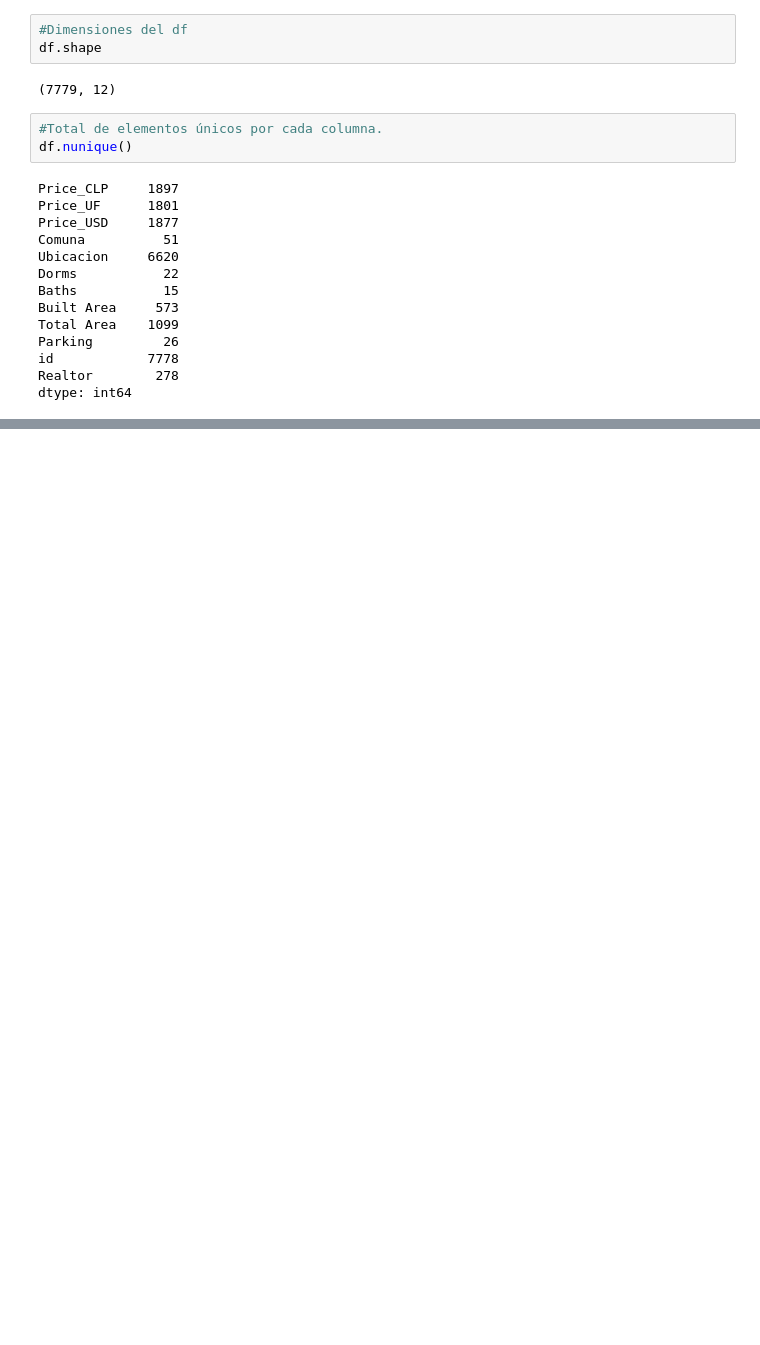
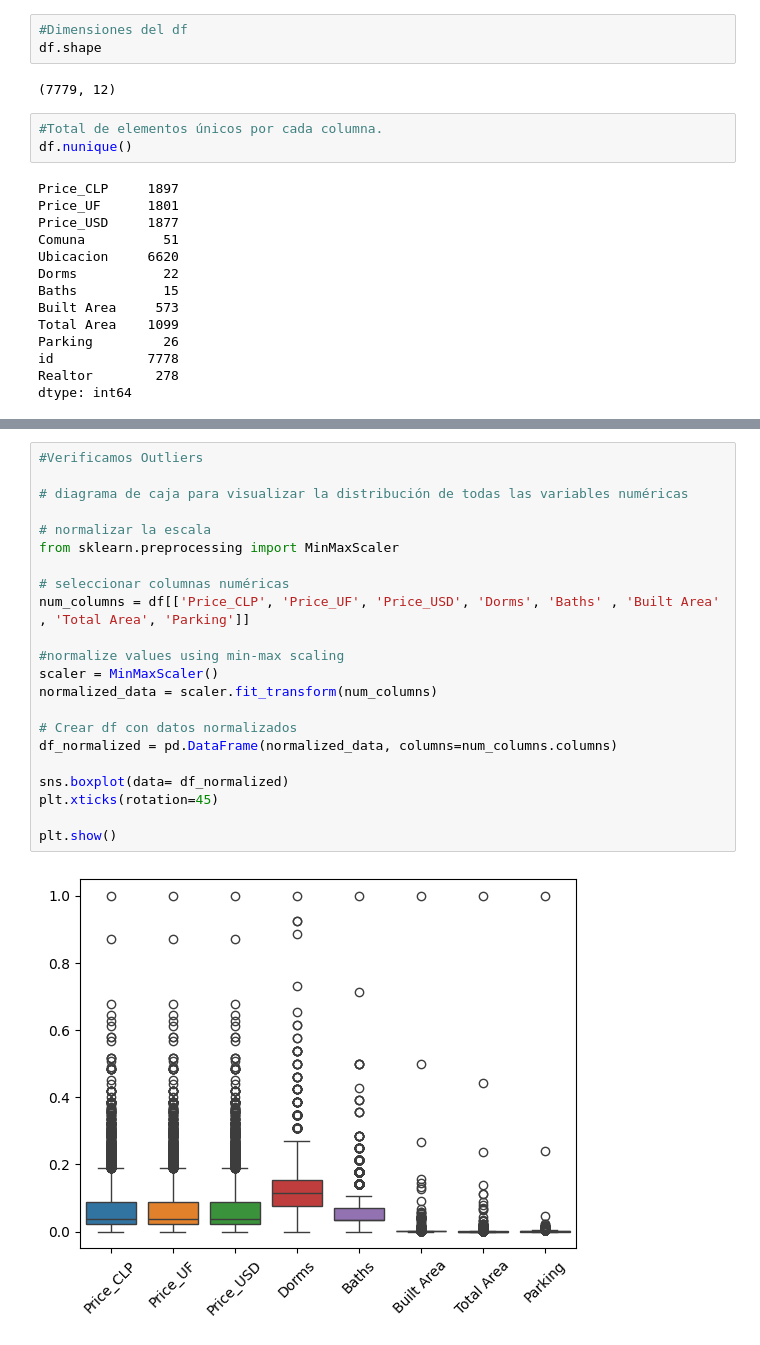
Before and after one commit to Marian186/Data-Cleaning, a Jupyter notebook: Precios_casas.ipynb, the cells around one changed output, grey strips where cells are left out. Saved outputs shown, nothing was run; the diff lists cells and outputs as text; blank space fills up the shorter version.

```diff
--- a/Precios_casas.ipynb
+++ b/Precios_casas.ipynb
@@ -95,0 +181,24 @@ dtype: int64
+# %%
+#Verificamos Outliers
+
+# diagrama de caja para visualizar la distribución de todas las variables numéricas
+
+# normalizar la escala
+from sklearn.preprocessing import MinMaxScaler
+
+# seleccionar columnas numéricas
+num_columns = df[['Price_CLP', 'Price_UF', 'Price_USD', 'Dorms', 'Baths' , 'Built Area' , 'Total Area', 'Parking']]
+
+#normalize values using min-max scaling
+scaler = MinMaxScaler()
+normalized_data = scaler.fit_transform(num_columns)
+
+# Crear df con datos normalizados
+df_normalized = pd.DataFrame(normalized_data, columns=num_columns.columns)
+
+sns.boxplot(data= df_normalized)
+plt.xticks(rotation=45)
+
+plt.show()
+# %% [output]
+[figure, added]
```
Also changed, not shown: parts of 7 cells of this notebook.
